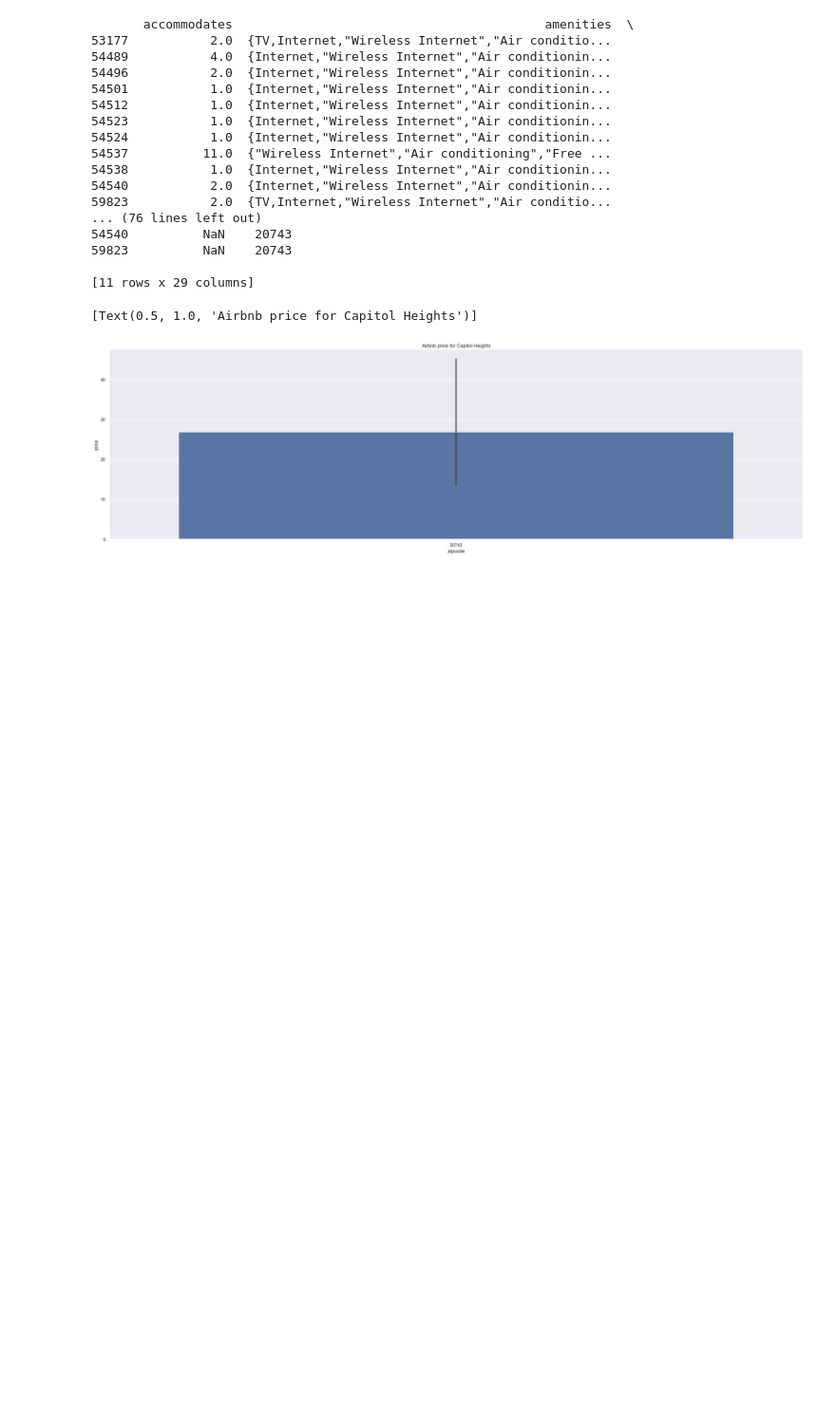
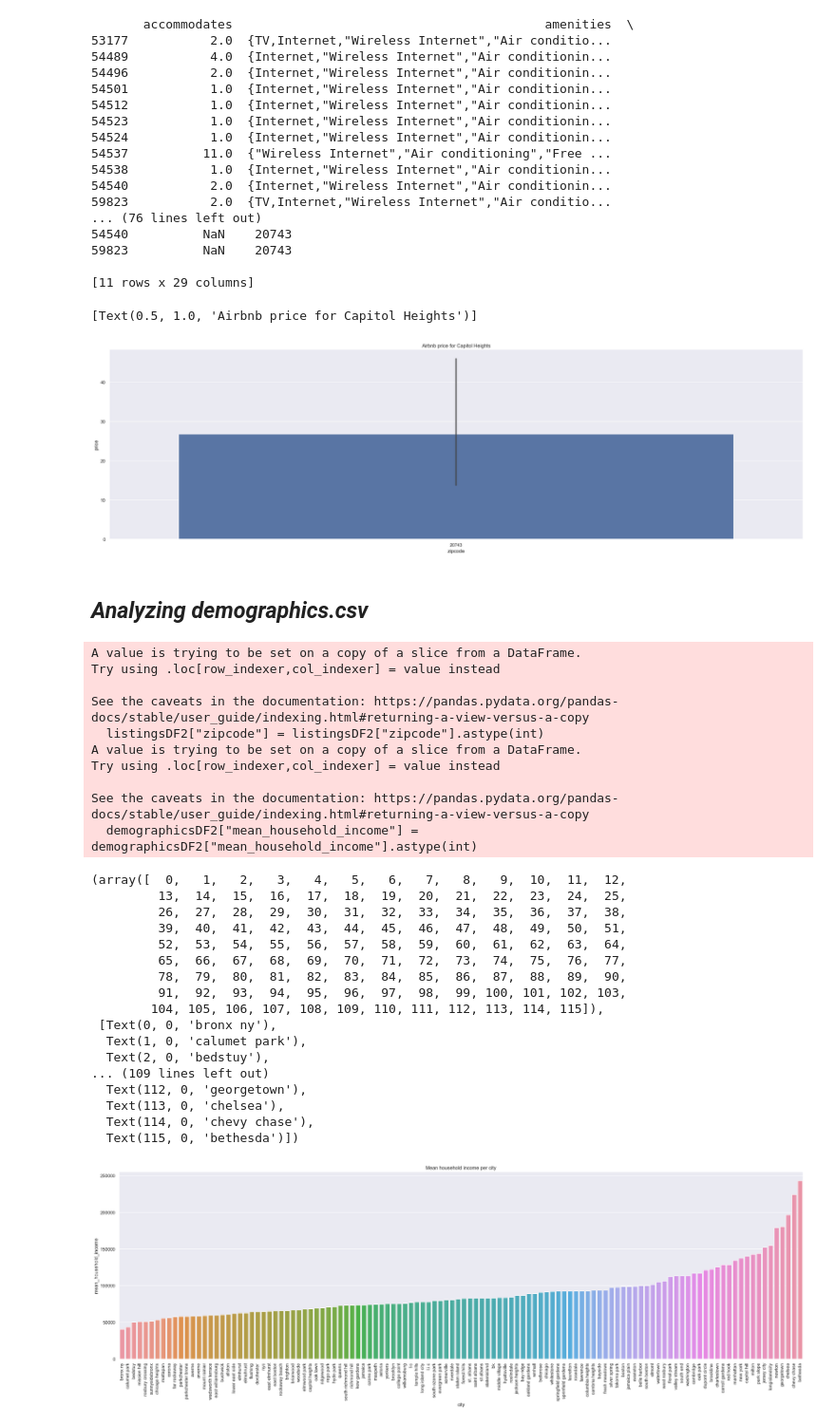
Before and after one commit to DavidB420/airbnbdataanalysis, a Jupyter notebook: airbnb final.ipynb, the cells around one changed output. Shown: that part at 95% size. Saved outputs shown, nothing was run; the diff lists cells and outputs as text; code cells hidden in the pictures; blank space fills up the shorter version.

```diff
--- a/airbnb final.ipynb
+++ b/airbnb final.ipynb
@@ -77,3 +78,56 @@ sns.barplot(data=listingsDF2,x="zipcode",y="price").set(title="Airbnb price for
 [11 rows x 29 columns]
 [Text(0.5, 1.0, 'Airbnb price for Capitol Heights')]
 [figure]
+# %% [markdown]
+## *Analyzing demographics.csv*
+# %%
+demographicsDF = pd.read_csv("datasets/demographics.csv")
+demographicsDF3 = demographicsDF
+realEstateDF = pd.read_csv("datasets/real_estate.csv.gz",compression='gzip')
+realEstateDF = realEstateDF[["zipcode","city"]]
+listingsDF = listingsDF[listingsDF["zipcode"].notna()]
+listingsDF = listingsDF[listingsDF["zipcode"].notnull()]
+listingsDF = listingsDF[listingsDF["zipcode"].str.isnumeric()]
+listingsDF2 = listingsDF[["city","zipcode"]]
+listingsDF2["zipcode"] = listingsDF2["zipcode"].astype(int)
+
+demographicsDF = demographicsDF.merge(listingsDF2,on=['zipcode'])
+demographicsDF = demographicsDF[demographicsDF["mean_household_income"].str.isnumeric()]
+demographicsDF = demographicsDF[demographicsDF["city"].isin(list(listingsDF2["city"]))]
+
+demographicsDF2 = demographicsDF[["city","mean_household_income"]]
+demographicsDF2["mean_household_income"] = demographicsDF2["mean_household_income"].astype(int)
+demographicsDF2 = demographicsDF2.groupby(by="city").mean().sort_values(by=["mean_household_income"]).reset_index()
+
+sns.set(rc={'figure.figsize':(30,8.27)})
+sns.barplot(data=demographicsDF2,x="city",y="mean_household_income").set(title="Mean household income per city")
+plt.pyplot.xticks(rotation=90)
+# %% [output]
+A value is trying to be set on a copy of a slice from a DataFrame.
+Try using .loc[row_indexer,col_indexer] = value instead
+
+See the caveats in the documentation: https://pandas.pydata.org/pandas-docs/stable/user_guide/indexing.html#returning-a-view-versus-a-copy
+  listingsDF2["zipcode"] = listingsDF2["zipcode"].astype(int)
+A value is trying to be set on a copy of a slice from a DataFrame.
+Try using .loc[row_indexer,col_indexer] = value instead
+
+See the caveats in the documentation: https://pandas.pydata.org/pandas-docs/stable/user_guide/indexing.html#returning-a-view-versus-a-copy
+  demographicsDF2["mean_household_income"] = demographicsDF2["mean_household_income"].astype(int)
+(array([  0,   1,   2,   3,   4,   5,   6,   7,   8,   9,  10,  11,  12,
+         13,  14,  15,  16,  17,  18,  19,  20,  21,  22,  23,  24,  25,
+         26,  27,  28,  29,  30,  31,  32,  33,  34,  35,  36,  37,  38,
+         39,  40,  41,  42,  43,  44,  45,  46,  47,  48,  49,  50,  51,
+         52,  53,  54,  55,  56,  57,  58,  59,  60,  61,  62,  63,  64,
+         65,  66,  67,  68,  69,  70,  71,  72,  73,  74,  75,  76,  77,
+         78,  79,  80,  81,  82,  83,  84,  85,  86,  87,  88,  89,  90,
+         91,  92,  93,  94,  95,  96,  97,  98,  99, 100, 101, 102, 103,
+        104, 105, 106, 107, 108, 109, 110, 111, 112, 113, 114, 115]),
+ [Text(0, 0, 'bronx ny'),
+  Text(1, 0, 'calumet park'),
+  Text(2, 0, 'bedstuy'),
+... (109 lines left out)
+  Text(112, 0, 'georgetown'),
+  Text(113, 0, 'chelsea'),
+  Text(114, 0, 'chevy chase'),
+  Text(115, 0, 'bethesda')])
+[figure, added]
```
Also changed, not shown: parts of 2 cells of this notebook.
